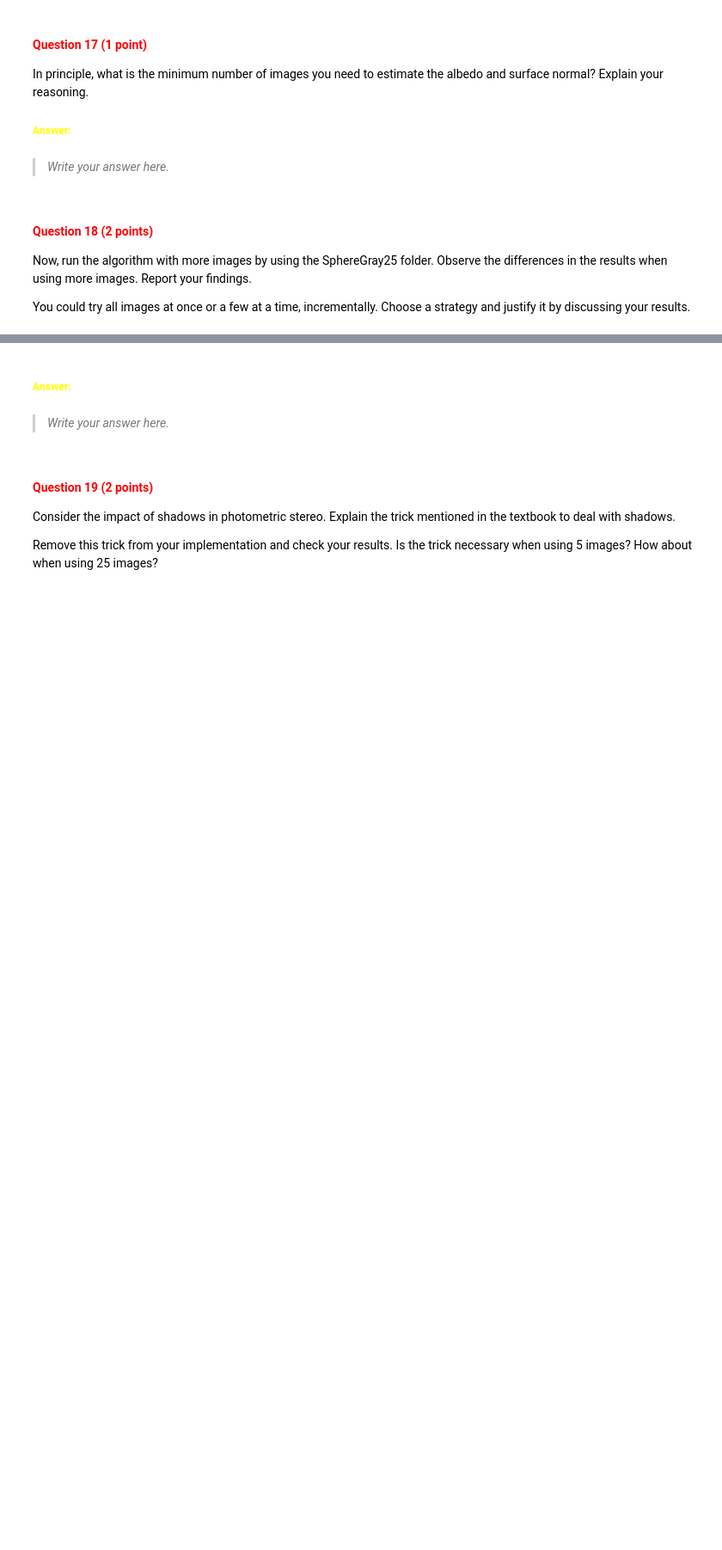
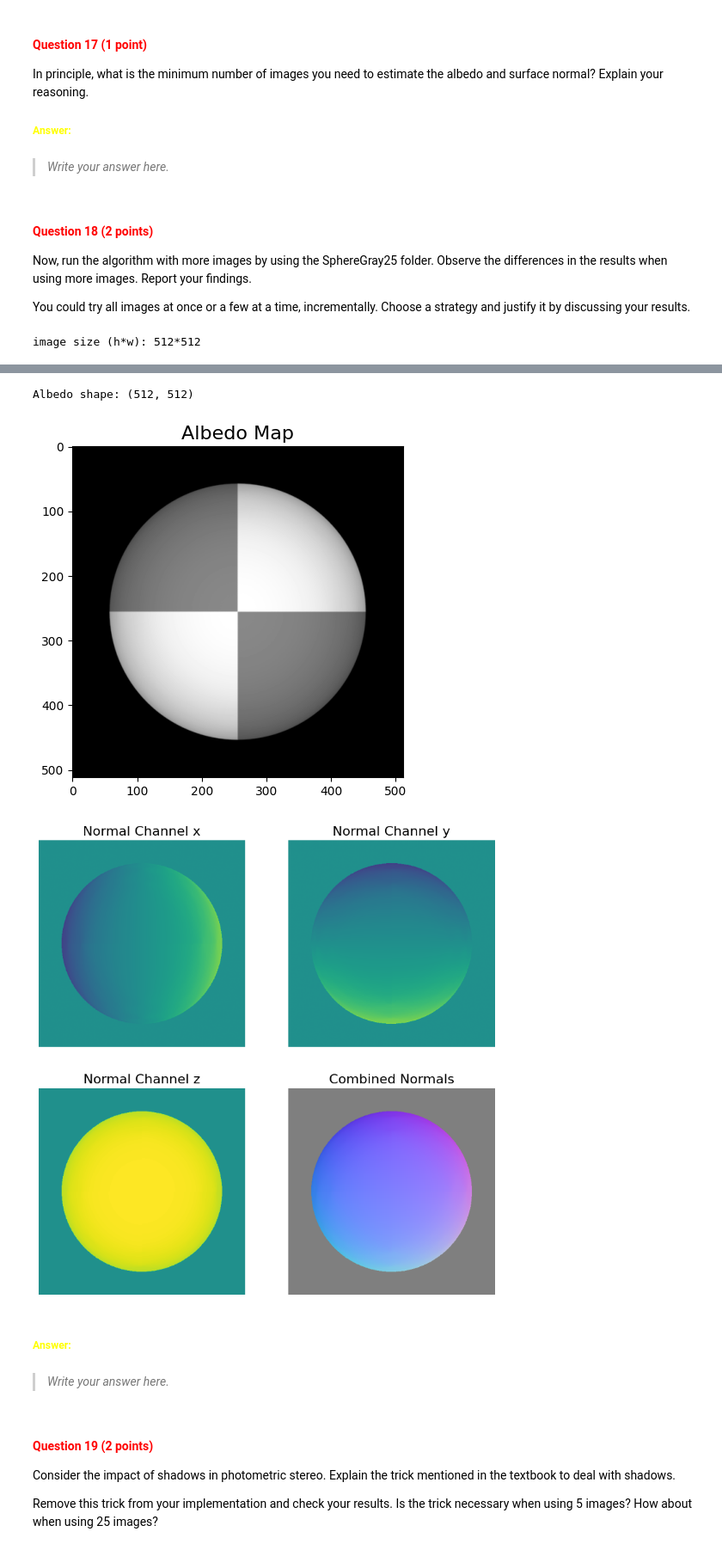
Before and after one commit to dauakarajeanes/cv1-lab-1, a Jupyter notebook: cv1-lab-1.ipynb, the cells around one changed output, grey strips where cells are left out. Shown at 86% size. Cells and saved outputs as stored; diff of their text form; code cells hidden in the pictures; blank space fills up the shorter version.

```diff
--- a/cv1-lab-1.ipynb
+++ b/cv1-lab-1.ipynb
@@ -906,9 +924,14 @@ You could try all images at once or a few at a time, incrementally. Choose a str
 # %%
 # load synthetic images for SphereGray25
 # YOUR CODE HERE
+image_stack, normalized_light_dirs = load_synthetic_images('./photometrics_images/SphereGray25/')
 
 # estimate albedo and normals for SphereGray25
 # YOUR CODE HERE
+albedo_s25, normals_s25 =estimate_albedo_and_normals(image_stack,normalized_light_dirs)
 
 # show the results for SphereGray25
 # YOUR CODE HERE
+show_results(albedo_s25,normals_s25)
+# %% [output]
+image size (h*w): 512*512
@@ -915,3 +940,6 @@ You could try all images at once or a few at a time, incrementally. Choose a str
+Albedo shape: (512, 512)
+[figure, added]
+[figure, added]
 # %% [markdown]
 ##### <font color='yellow'>Answer:</font>
 # %% [markdown]
```
Also changed, not shown: parts of 11 cells of this notebook.
